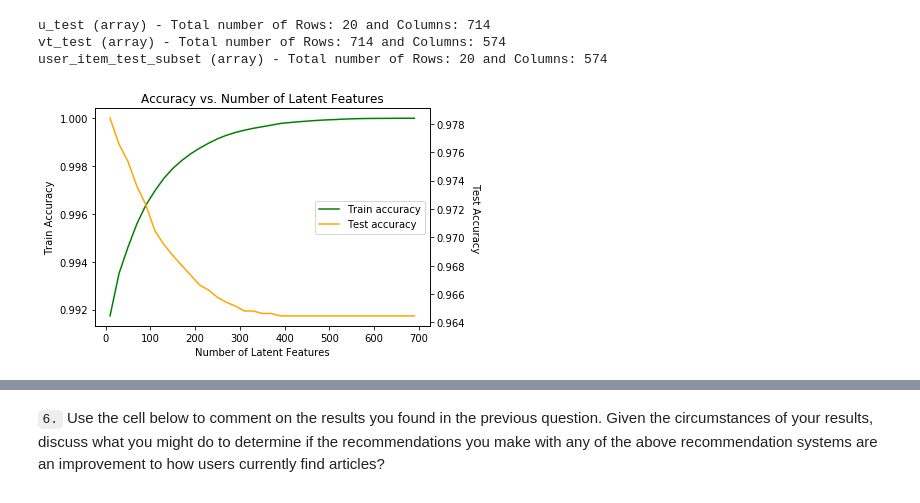
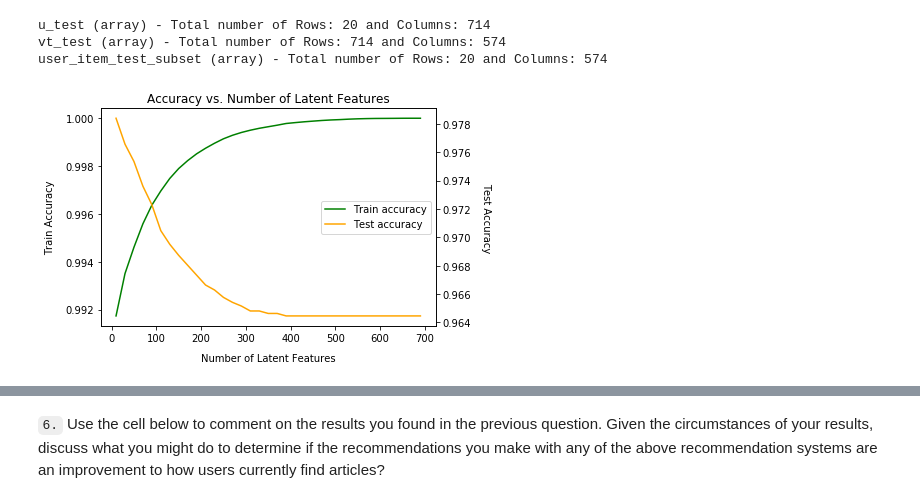
Before and after one commit to AhmadGilangArinanda/Udacity, a Jupyter notebook: Recommendations-with-IBM/Recommendations_with_IBM.ipynb, the cells around one changed output, grey strips where cells are left out. Drawn from its saved outputs; the diff is of its cells as text; code cells hidden in the pictures.

```diff
--- a/Recommendations-with-IBM/Recommendations_with_IBM.ipynb
+++ b/Recommendations-with-IBM/Recommendations_with_IBM.ipynb
@@ -841,7 +821,10 @@ def create_test_and_train_user_item(df_train, df_test):
     user_item_test = create_user_item_matrix(df_test)
 
     test_idx = user_item_test.index.values
+    test_idx = list(test_idx)
+
     test_arts = user_item_test.columns.values
+    test_arts = list(test_arts)
 
     return user_item_train, user_item_test, test_idx, test_arts
 
@@ -916,9 +899,9 @@ vt_test = vt_train[:,user_item_train.columns.isin(test_arts)]
 print('vt_test (array) - Total number of Rows: {} and Columns: {}'.format(vt_test.shape[0], vt_test.shape[1]))
 
 # get subset of user_item_test that we can obtain predictions
-test_users_w_pred_idx = np.intersect1d(test_idx, train_idx)
+test_users = np.intersect1d(test_idx, train_idx)
 #test_users_w_pred_idx
-user_item_test_subset = user_item_test[user_item_test.index.isin(test_users_w_pred_idx)]
+user_item_test_subset = user_item_test[user_item_test.index.isin(test_users)]
 print('user_item_test_subset (array) - Total number of Rows: {} and Columns: {}'.format(user_item_test_subset.shape[0], user_item_test_subset.shape[1]))
 # %% [output]
 u_test (array) - Total number of Rows: 20 and Columns: 714
@@ -932,47 +915,45 @@ from sklearn.metrics import accuracy_score
 
 num_latent_feats = np.arange(10,700+10,20)
 
-train_accuracy_list = []
-test_accuracy_list = []
-train_f1_list = []
-test_f1_list = []
+train_acc_list = []
+test_acc_list = []
 
 for k in num_latent_feats:
     new_u_train, new_s_train, new_vt_train = u_train[:,:k], np.diag(s_train[:k]), vt_train[:k,:]
     new_u_test, new_vt_test = u_test[:,:k], vt_test[:k,:]
 
-    user_item_train_pred = np.around(np.dot(np.dot(new_u_train, new_s_train), new_vt_train))
-    user_item_test_pred = np.around(np.dot(np.dot(new_u_test, new_s_train), new_vt_test))
+    train_pred = np.around(np.dot(np.dot(new_u_train, new_s_train), new_vt_train))
+    test_pred = np.around(np.dot(np.dot(new_u_test, new_s_train), new_vt_test))
 
     # clip predictions to 1 and 1 range
     # since we are only predicting whether user will interact with articles
     # which is a binary outcome
-    user_item_train_pred = np.clip(user_item_train_pred, 0, 1)
-    user_item_test_pred = np.clip(user_item_test_pred, 0, 1)
+    train_pred = np.clip(train_pred, 0, 1)
+    test_pred = np.clip(test_pred, 0, 1)
 
     # get accuracy score for this iteration
-    acc_train = accuracy_score(np.array(user_item_train).flatten(), user_item_train_pred.flatten())
-    acc_test = accuracy_score(np.array(user_item_test_subset).flatten(), user_item_test_pred.flatten())
+    acc_train = accuracy_score(np.array(user_item_train).flatten(), train_pred.flatten())
+    acc_test = accuracy_score(np.array(user_item_test_subset).flatten(), test_pred.flatten())
     #print(acc_train), print(acc_test)
 
-    train_accuracy_list.append(acc_train)
-    test_accuracy_list.append(acc_test)
+    train_acc_list.append(acc_train)
+    test_acc_list.append(acc_test)
 # %%
 fig, ax1 = plt.subplots();
 ax2 = ax1.twinx();
 
-ax1.plot(num_latent_feats, train_accuracy_list,color='green', label="Train accuracy");
-ax2.plot(num_latent_feats, test_accuracy_list, color='orange', label="Test accuracy");
+ax1.plot(num_latent_feats, train_acc_list,color='green', label="Train accuracy");
+ax2.plot(num_latent_feats, test_acc_list, color='orange', label="Test accuracy");
 
-handle1, label1 = ax1.get_legend_handles_labels();
-handle2, label2 = ax2.get_legend_handles_labels();
+hdl1, lbl1 = ax1.get_legend_handles_labels(); # handle(hdl) and label(lbl)
+hdl2, lbl2 = ax2.get_legend_handles_labels();
 
-ax1.legend(handle1+handle2, label1+label2, loc='center right');
+ax1.legend(hdl1+hdl2, lbl1+lbl2, loc='center right');
 
 ax1.set_title('Accuracy vs. Number of Latent Features');
 
-ax1.set_xlabel('Number of Latent Features');
-ax1.set_ylabel('Train Accuracy');
-ax2.set_ylabel('Test Accuracy', rotation=270, labelpad=15);
+ax1.set_xlabel('Number of Latent Features',labelpad=10);
+ax1.set_ylabel('Train Accuracy', labelpad=10);
+ax2.set_ylabel('Test Accuracy', rotation=270, labelpad=20);
 # %% [output]
-[figure, old version]
+[figure, new version]
```
Also changed, not shown: parts of 19 cells of this notebook, 1 other file.
